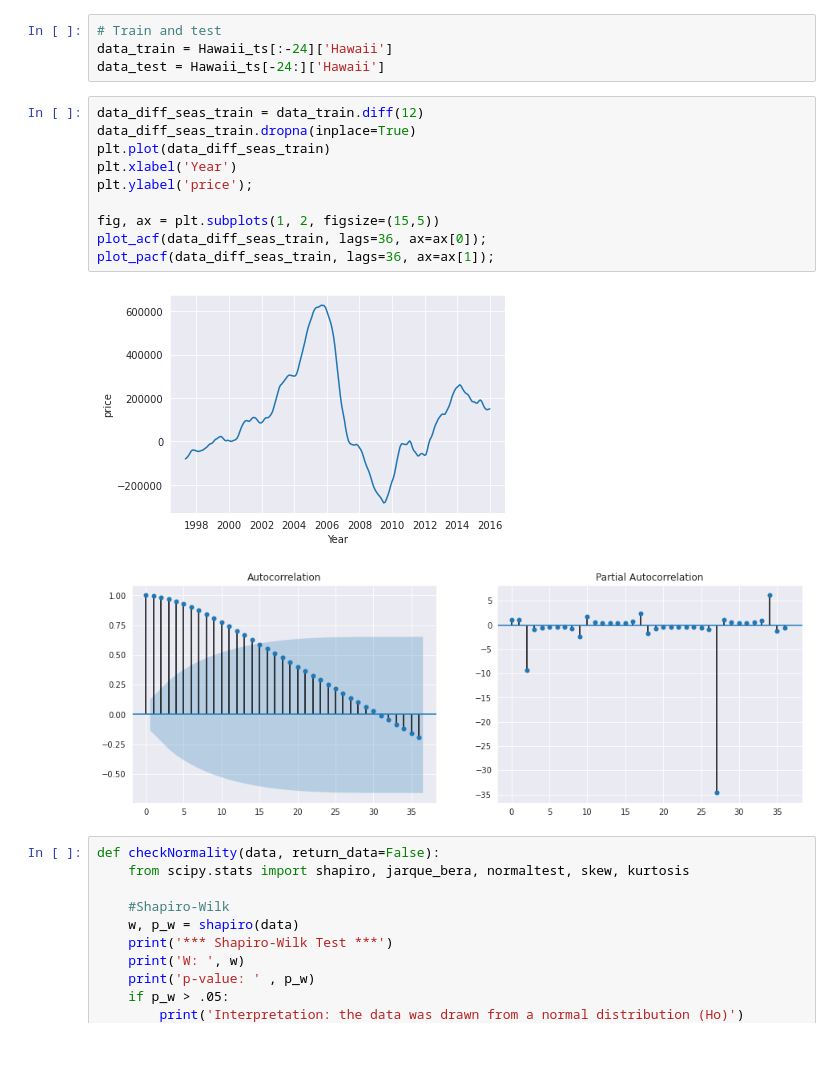
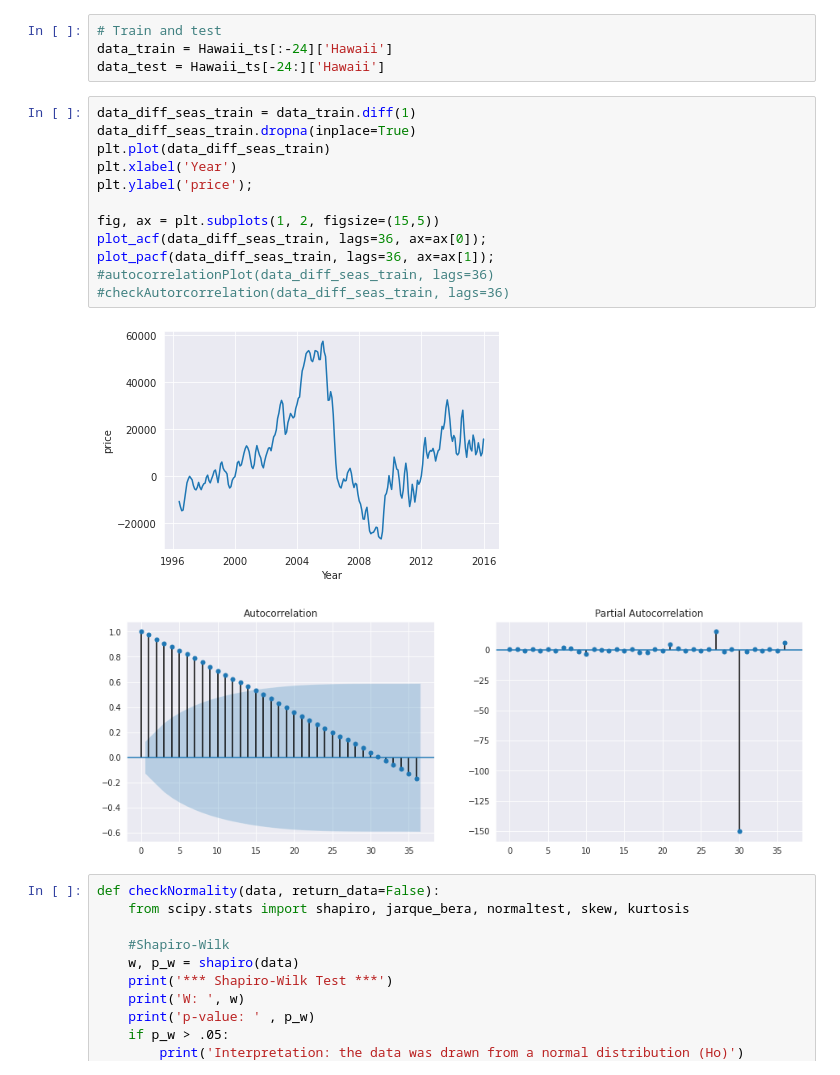
Before and after one commit to MaliheDahmardeh/state-house-price-analysis-SM, a Jupyter notebook: state-house-price-analysis.ipynb, the cells around one changed output. Cells and saved outputs as stored; diff of their text form; blank space fills up the shorter version.

```diff
--- a/state-house-price-analysis.ipynb
+++ b/state-house-price-analysis.ipynb
@@ -788,18 +804,20 @@ display(df_PSD)
 data_train = Hawaii_ts[:-24]['Hawaii']
 data_test = Hawaii_ts[-24:]['Hawaii']
 # %%
-data_diff_seas_train = data_train.diff(12)
+data_diff_seas_train = data_train.diff(1)
 data_diff_seas_train.dropna(inplace=True)
 plt.plot(data_diff_seas_train)
 plt.xlabel('Year')
 plt.ylabel('price');
 
 fig, ax = plt.subplots(1, 2, figsize=(15,5))
 plot_acf(data_diff_seas_train, lags=36, ax=ax[0]);
 plot_pacf(data_diff_seas_train, lags=36, ax=ax[1]);
+#autocorrelationPlot(data_diff_seas_train, lags=36)
+#checkAutorcorrelation(data_diff_seas_train, lags=36)
 # %% [output]
-[figure, old version]
+[figure, new version]
-[figure, old version]
+[figure, new version]
 # %%
 def checkNormality(data, return_data=False):
     from scipy.stats import shapiro, jarque_bera, normaltest, skew, kurtosis
```
Also changed, not shown: parts of 7 cells of this notebook.
